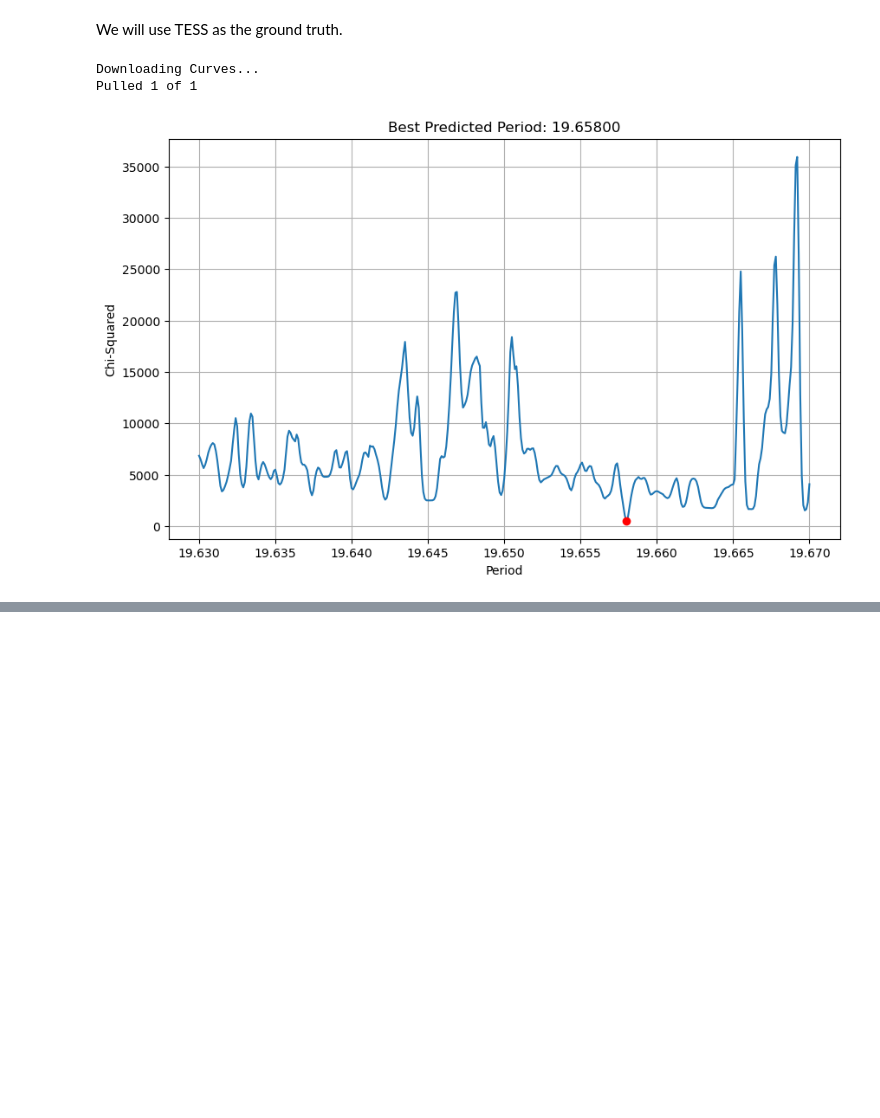
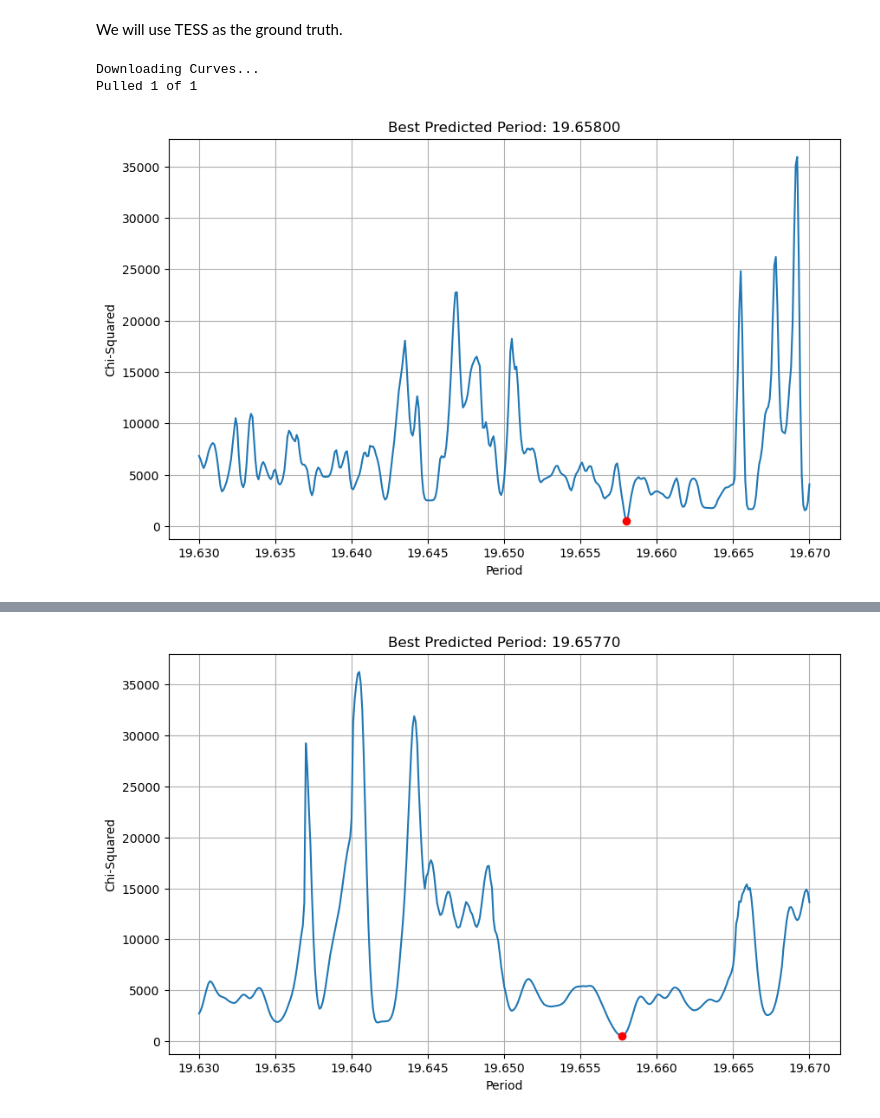
Before and after one commit to ardenshao/SURF_tess_cbp, a Jupyter notebook: tess_lightcurve_test.ipynb, the cells around one changed output, grey strips where cells are left out. Saved outputs shown, nothing was run; the diff lists cells and outputs as text; code cells hidden in the pictures; blank space fills up the shorter version.

```diff
--- a/tess_lightcurve_test.ipynb
+++ b/tess_lightcurve_test.ipynb
@@ -384,11 +385,11 @@ def add_tess_points(df):
     return final_df
 
 
-def chi_squared(tess_df, comparison_df, primary_period, primary_transit):
+def chi_squared(tess_df, comparison_df, period, transit):
     folded_tess = lk.LightCurve(time=tess_df['jd'],
-                             flux=tess_df['flux']).fold(period=primary_period, epoch_time=primary_transit)
+                             flux=tess_df['flux']).fold(period=period, epoch_time=transit)
     folded_comparison = lk.LightCurve(time=comparison_df['jd'],
-                               flux=comparison_df['flux']).fold(period=primary_period, epoch_time=primary_transit)
+                               flux=comparison_df['flux']).fold(period=period, epoch_time=transit)
 
     folded_tess_df = pd.DataFrame({'jd': folded_tess.time.value, 'flux': folded_tess.flux.value})
     folded_comparison_df = pd.DataFrame({'jd': folded_comparison.time.value, 'flux': folded_comparison.flux.value,
@@ -417,18 +418,18 @@ def chi_squared(tess_df, comparison_df, primary_period, primary_transit):
     return chi_squared_sum
 
 
-def automate_primary_periodogram(tid, wasp_filepath, primary_transit, min_period, max_period, duration = [0.3, 0.5]):
+def automate_periodogram(tid, wasp_filepath, transit, min_period, max_period):
     """
     Generates a primary periodogram for a given TESS ID, incorporating WASP and ASAS-SN data.
 
     Parameters:
     - tid (str): TESS ID of the target.
     - wasp_filepath (str): Path to WASP data file.
-    - primary_transit (float): JD of primary transit epoch.
+    - transit (float): JD of primary transit epoch.
     - min_period (float): Minimum period for periodogram.
     - max_period (float): Maximum period for periodogram.
 
-    Displays a scatter plot of the folded light curve around the primary eclipse.
+    Displays a plot of the best predicted period by lowest chi-squared.
     """
     # get the TESS data
     try:
@@ -531,6 +532,7 @@ def automate_primary_periodogram(tid, wasp_filepath, primary_transit, min_period
 
     # combine the data + filter
     combined_df = pd.concat([tess_df, asassn_df, wasp_df])
+    combined_df.to_csv('combined_data.csv', index=False) # TODO: fix
 
     # period calculation using minimizing chi-squared method:
     periods = np.arange(min_period, max_period, 0.0001)
@@ -538,8 +540,8 @@ def automate_primary_periodogram(tid, wasp_filepath, primary_transit, min_period
     counter = 0
 
     for period in periods:
-        transit_times = np.concatenate((np.arange(primary_transit, np.min(combined_df["jd"]) - period, -period),
-                                        np.arange(primary_transit + period, np.max(combined_df["jd"]) + period, period)))
+        transit_times = np.concatenate((np.arange(transit, np.min(combined_df["jd"]) - period, -period),
+                                        np.arange(transit + period, np.max(combined_df["jd"]) + period, period)))
 
         filtered_tess_df = filter_data_around_transits(tess_df, transit_times)
         filtered_asassn_df = filter_data_around_transits(asassn_df, transit_times)
@@ -563,8 +565,13 @@ def automate_primary_periodogram(tid, wasp_filepath, primary_transit, min_period
     plt.grid()
     plt.show()
 # %%
-automate_primary_periodogram(tid='TIC 172900988', wasp_filepath='SWASP/1SWASP_J083438.80+313314.7_lc.tbl', primary_transit=2507.398,
+# primary transit predicted period
+automate_periodogram(tid='TIC 172900988', wasp_filepath='SWASP/1SWASP_J083438.80+313314.7_lc.tbl', transit=2507.396,
                              min_period=19.63, max_period=19.67)
+
+# secondary transit predicted period
+automate_periodogram(tid='TIC 172900988', wasp_filepath='SWASP/1SWASP_J083438.80+313314.7_lc.tbl', transit=2519.278,
+                             min_period=19.63, max_period=19.67)
 # %% [output]
 Downloading Curves...
 Pulled 1 of 1
@@ -571,0 +581 @@ Pulled 1 of 1
+[figure, added]
```
Also changed, not shown: parts of 4 cells of this notebook, 6 other files.
